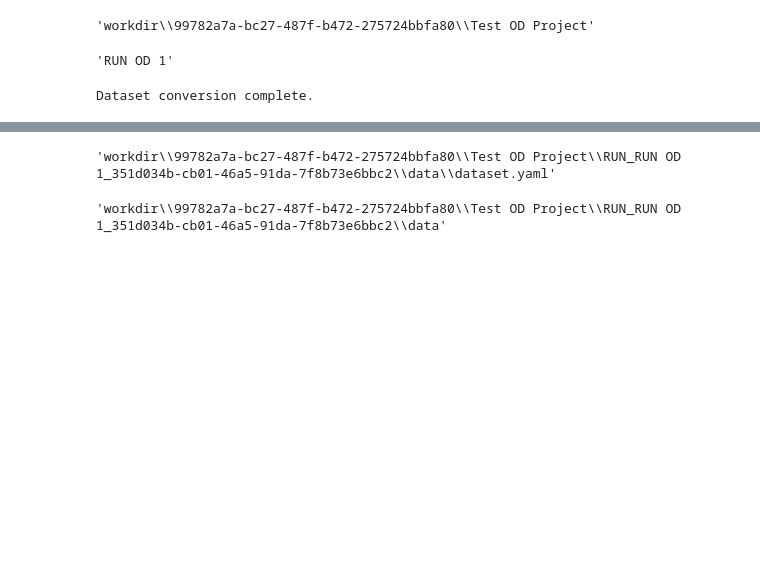
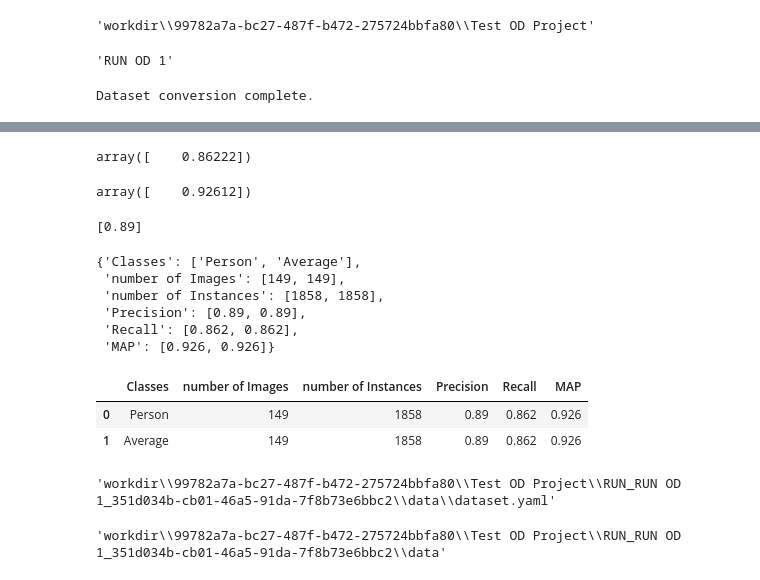
Before and after one commit to sarkarsachin57/ZELLA, a Jupyter notebook: backend/test.ipynb, the cells around one changed output, grey strips where cells are left out. Saved outputs shown, nothing was run; the diff lists cells and outputs as text; code cells hidden in the pictures; blank space fills up the shorter version.

```diff
--- a/backend/test.ipynb
+++ b/backend/test.ipynb
@@ -896,0 +1156,2 @@ albumentations: Blur(p=0.01, blur_limit=(3, 7)), MedianBlur(p=0.01, blur_limit=(
+# %%
+model = YOLO(r"workdir\99782a7a-bc27-487f-b472-275724bbfa80\Test OD Project\RUN_RUN OD 1_fa8573ee-03a1-4bb9-b4e9-b980129647fa\train\weights\best.pt")
@@ -896,0 +1226,62 @@ albumentations: Blur(p=0.01, blur_limit=(3, 7)), MedianBlur(p=0.01, blur_limit=(
+# %%
+results.box.r
+# %% [output]
+array([    0.86222])
+# %%
+results.box.ap50
+# %% [output]
+array([    0.92612])
+# %%
+np.round(results.box.p, 3).tolist()
+# %% [output]
+[0.89]
+# %%
+val_metadata = json.loads(open(os.path.join(val_data_path, "metadata.json")).read())
+all_class_instances = []
+all_class_images = []
+for annotation_file in tqdm(os.listdir(os.path.join(val_data_path, "annotations"))):
+    annotations = json.loads(open(os.path.join(val_data_path, "annotations", annotation_file)).read())
+    all_class_instances += annotations["class_ids"]
+    all_class_images += list(set(annotations["class_ids"]))
+
+class_ids, image_counts = np.unique(all_class_images, return_counts=True)
+image_count_dict = {}
+for class_id, image_count in zip(class_ids, image_counts):
+    image_count_dict[val_metadata["classes"][class_id]] = image_count
+
+class_ids, ins_counts = np.unique(all_class_instances, return_counts=True)
+ins_count_dict = {}
+for class_id, ins_count in zip(class_ids, ins_counts):
+    ins_count_dict[val_metadata["classes"][class_id]] = ins_count
+# %%
+class_list = [results.names[i] for i in range(len(results.names))]
+class_report = {
+    "Classes" : class_list.copy(),
+    "number of Images" : [image_count_dict[x] for x in class_list],
+    "number of Instances" : [ins_count_dict[x] for x in class_list],
+    "Precision" : np.round(results.box.p, 3).tolist(),
+    "Recall" : np.round(results.box.r, 3).tolist(),
+    "MAP" : np.round(results.box.ap50, 3).tolist(),
+}
+
+class_report["Classes"] += ["Average"]
+class_report["number of Images"] += [int(np.sum([image_count_dict[x] for x in class_list]))]
+class_report["number of Instances"] += [int(np.sum([ins_count_dict[x] for x in class_list]))]
+class_report["Precision"] += [round(results.box.mp, 3)]
+class_report["Recall"] += [round(results.box.mr, 3)]
+class_report["MAP"] += [round(results.box.map50, 3)]
+
+class_report
+# %% [output]
+{'Classes': ['Person', 'Average'],
+ 'number of Images': [149, 149],
+ 'number of Instances': [1858, 1858],
+ 'Precision': [0.89, 0.89],
+ 'Recall': [0.862, 0.862],
+ 'MAP': [0.926, 0.926]}
+# %%
+pd.DataFrame(class_report)
+# %% [output]
+|  | Classes | number of Images | number of Instances | Precision | Recall | MAP |
+| 0 | Person | 149 | 1858 | 0.89 | 0.862 | 0.926 |
+| 1 | Average | 149 | 1858 | 0.89 | 0.862 | 0.926 |
```
Also changed, not shown: parts of 28 cells of this notebook, 4 other files.
